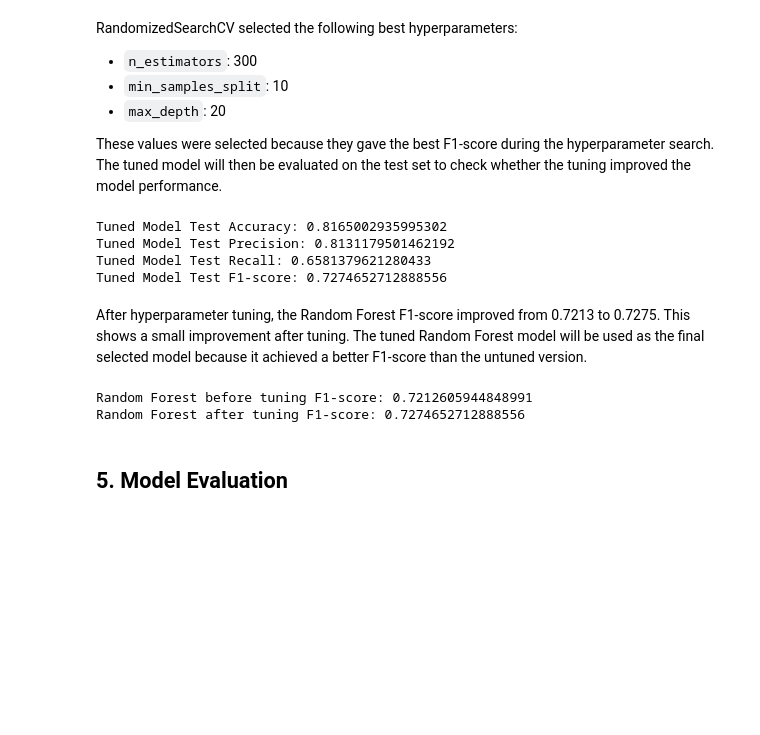
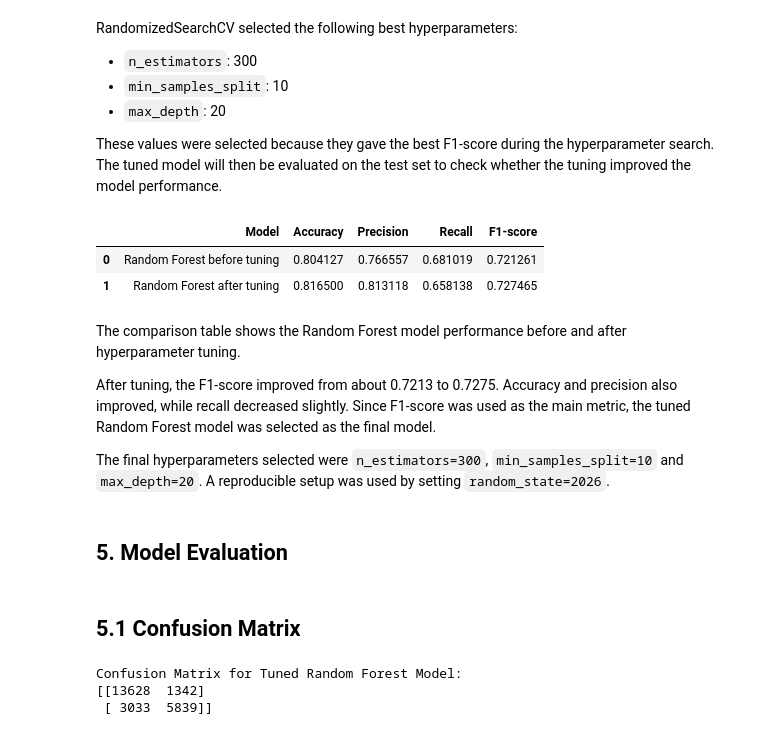
Before and after one commit to grishmmirpuri-art/staysure-ai-hotel-cancellation, a Jupyter notebook: notebooks/staysure_model_development.ipynb, the cells around one changed output. Drawn from its saved outputs; the diff is of its cells as text; code cells hidden in the pictures; blank space fills up the shorter version.

Commit message:
Evaluate final tuned model

```diff
--- a/notebooks/staysure_model_development.ipynb
+++ b/notebooks/staysure_model_development.ipynb
@@ -967,28 +977,47 @@ These values were selected because they gave the best F1-score during the hyperp
 
 tuned_model = rf_random_search.best_estimator_
 tuned_pred = tuned_model.predict(X_test)
-
-print("Tuned Model Test Accuracy:", accuracy_score(y_test, tuned_pred))
-print("Tuned Model Test Precision:", precision_score(y_test, tuned_pred))
-print("Tuned Model Test Recall:", recall_score(y_test, tuned_pred))
-print("Tuned Model Test F1-score:", f1_score(y_test, tuned_pred))
-# %% [output]
-Tuned Model Test Accuracy: 0.8165002935995302
-Tuned Model Test Precision: 0.8131179501462192
-Tuned Model Test Recall: 0.6581379621280433
-Tuned Model Test F1-score: 0.7274652712888556
-# %% [markdown]
-After hyperparameter tuning, the Random Forest F1-score improved from 0.7213 to 0.7275. This shows a small improvement after tuning.
-The tuned Random Forest model will be used as the final selected model because it achieved a better F1-score than the untuned version.
 # %%
-# Compare Random Forest model before and after tuning
+# Compare Random Forest before and after tuning
 
-print("Random Forest before tuning F1-score:", f1_score(y_test, rf_pred))
-print("Random Forest after tuning F1-score:", f1_score(y_test, tuned_pred))
+tuning_comparison = pd.DataFrame([
+    {
+        "Model": "Random Forest before tuning",
+        "Accuracy": accuracy_score(y_test, rf_pred),
+        "Precision": precision_score(y_test, rf_pred, zero_division=0),
+        "Recall": recall_score(y_test, rf_pred, zero_division=0),
+        "F1-score": f1_score(y_test, rf_pred, zero_division=0)
+    },
+    {
+        "Model": "Random Forest after tuning",
+        "Accuracy": accuracy_score(y_test, tuned_pred),
+        "Precision": precision_score(y_test, tuned_pred, zero_division=0),
+        "Recall": recall_score(y_test, tuned_pred, zero_division=0),
+        "F1-score": f1_score(y_test, tuned_pred, zero_division=0)
+    }
+])
+
+tuning_comparison
 # %% [output]
-Random Forest before tuning F1-score: 0.7212605944848991
-Random Forest after tuning F1-score: 0.7274652712888556
+|  | Model | Accuracy | Precision | Recall | F1-score |
+| 0 | Random Forest before tuning | 0.804127 | 0.766557 | 0.681019 | 0.721261 |
+| 1 | Random Forest after tuning | 0.816500 | 0.813118 | 0.658138 | 0.727465 |
+# %% [markdown]
+The comparison table shows the Random Forest model performance before and after hyperparameter tuning.
+
+After tuning, the F1-score improved from about 0.7213 to 0.7275. Accuracy and precision also improved, while recall decreased slightly. Since F1-score was used as the main metric, the tuned Random Forest model was selected as the final model.
+
+The final hyperparameters selected were `n_estimators=300`, `min_samples_split=10` and `max_depth=20`. A reproducible setup was used by setting `random_state=2026`.
 # %% [markdown]
 ## 5. Model Evaluation
+# %% [markdown]
+## 5.1 Confusion Matrix
 # %%
-# Evaluate model
+# Create a confusion matrix for the tuned Random Forest model
+conf_matrix = confusion_matrix(y_test, tuned_pred)
+print("Confusion Matrix for Tuned Random Forest Model:")
+print(conf_matrix)
+# %% [output]
+Confusion Matrix for Tuned Random Forest Model:
+[[13628  1342]
+ [ 3033  5839]]
```
Also changed, not shown: parts of 8 cells of this notebook, 1 other file.
